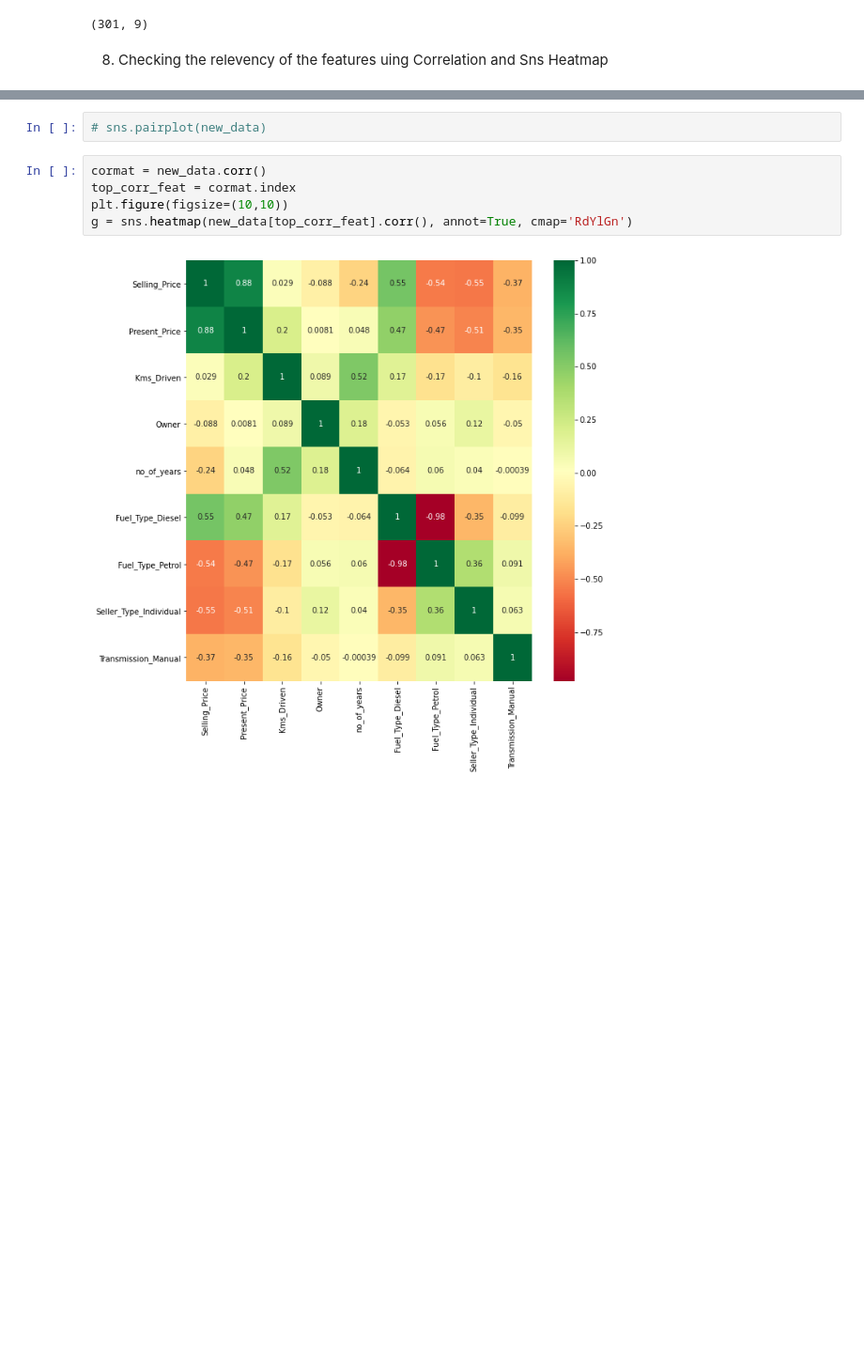
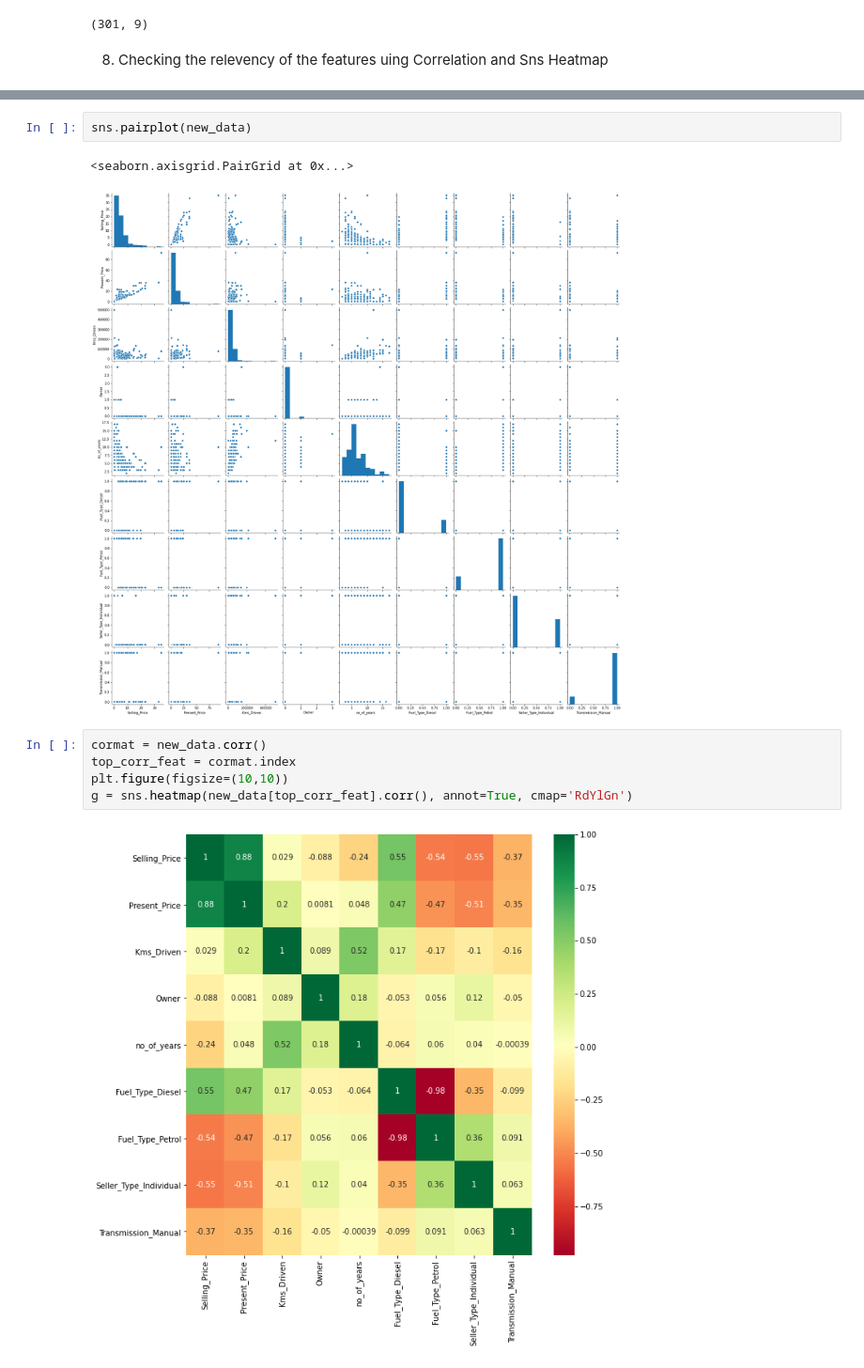
Before and after one commit to sahilrahmann/Price_prediction_of_used_Cars_-Predictive_Analysis-, a Jupyter notebook: Price_prediction_of_used_Cars_(Predictive_Analysis).ipynb, the cells around one changed output, grey strips where cells are left out. Shown at 94% size. Cells and saved outputs as stored; diff of their text form; blank space fills up the shorter version.

```diff
--- a/Price_prediction_of_used_Cars_(Predictive_Analysis).ipynb
+++ b/Price_prediction_of_used_Cars_(Predictive_Analysis).ipynb
@@ -156,7 +156,10 @@ new_data.corr()
 | Seller_Type_Individual | -0.550724 | -0.512030 | -0.101419 | 0.124269 | 0.039896 | -0.350467 | 0.358321 | ... |
 | Transmission_Manual | -0.367128 | -0.348715 | -0.162510 | -0.050316 | -0.000394 | -0.098643 | 0.091013 | ... |
 # %%
-# sns.pairplot(new_data)
+sns.pairplot(new_data)
+# %% [output]
+<seaborn.axisgrid.PairGrid at 0x...>
+[figure, added]
 # %%
 cormat = new_data.corr()
 top_corr_feat = cormat.index
```
Also changed, not shown: parts of 7 cells of this notebook.
